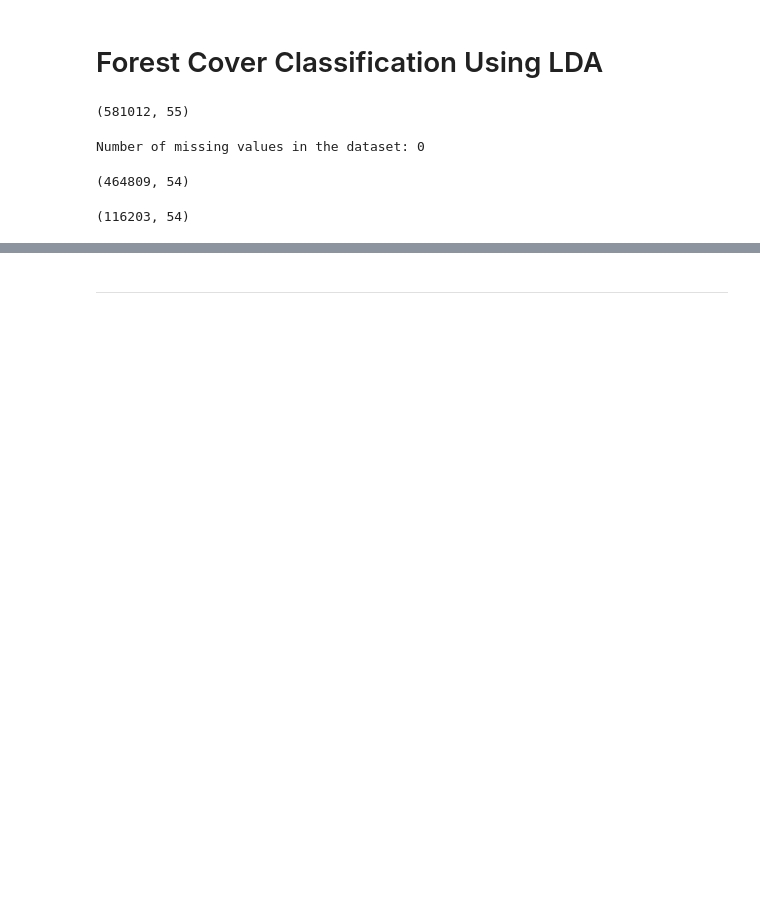
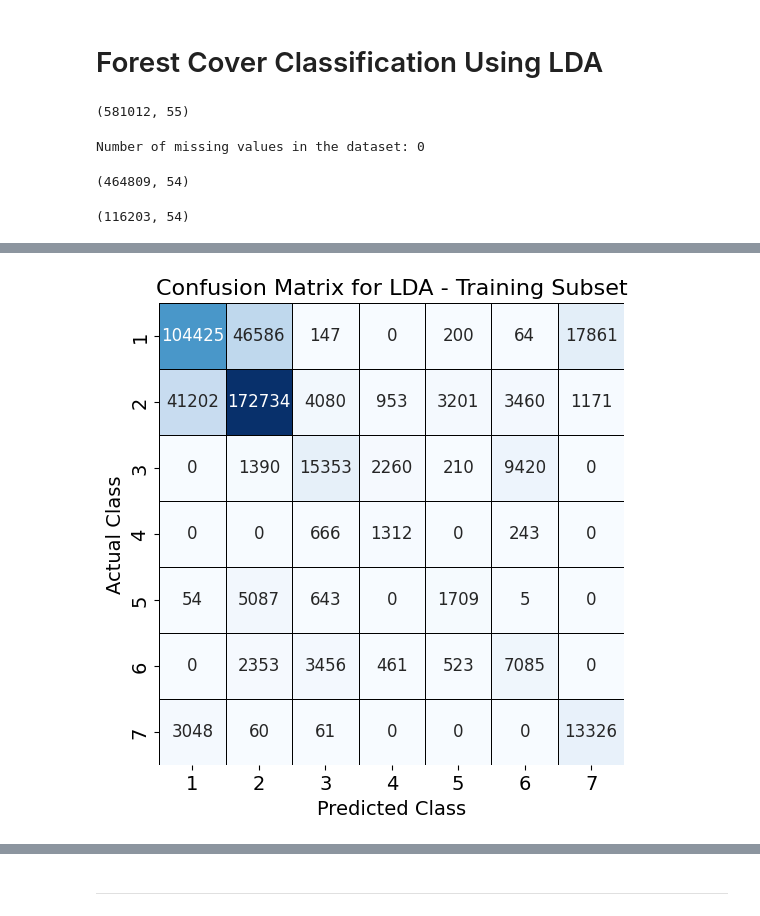
Before and after one commit to Mouleshwar3238/Forest_Cover_Classification, a Jupyter notebook: LDA_ForestCover.ipynb, the cells around one changed output, grey strips where cells are left out. Saved outputs shown, nothing was run; the diff lists cells and outputs as text; code cells hidden in the pictures; blank space fills up the shorter version.

```diff
--- a/LDA_ForestCover.ipynb
+++ b/LDA_ForestCover.ipynb
@@ -409,0 +194,6 @@ plt.show()
+# %%
+best_lda_clf = halving_search.best_estimator_
+
+# Making predictions with the best estimator
+y_train_pred = best_lda_clf.predict(X_train)
+y_test_pred = best_lda_clf.predict(X_test)
@@ -409,0 +216,13 @@ plt.show()
+# %%
+conf_mat_train = confusion_matrix(y_train,y_train_pred)
+
+plt.figure(figsize=(6,6))
+sns.heatmap(conf_mat_train, annot=True, fmt='d', cmap='Blues', cbar=False, linewidths=0.5, linecolor='black',
+            xticklabels=best_lda_clf.classes_, yticklabels=best_lda_clf.classes_, annot_kws={"size": 12})
+plt.xlabel('Predicted Class', color='black', fontsize=14)
+plt.ylabel('Actual Class', color='black', fontsize=14)
+plt.title('Confusion Matrix for LDA - Training Subset', color='black', fontsize=16)
+plt.tick_params(axis='both', which='major', labelsize=14)
+plt.show()
+# %% [output]
+[figure, added]
```
Also changed, not shown: parts of 42 cells of this notebook.
